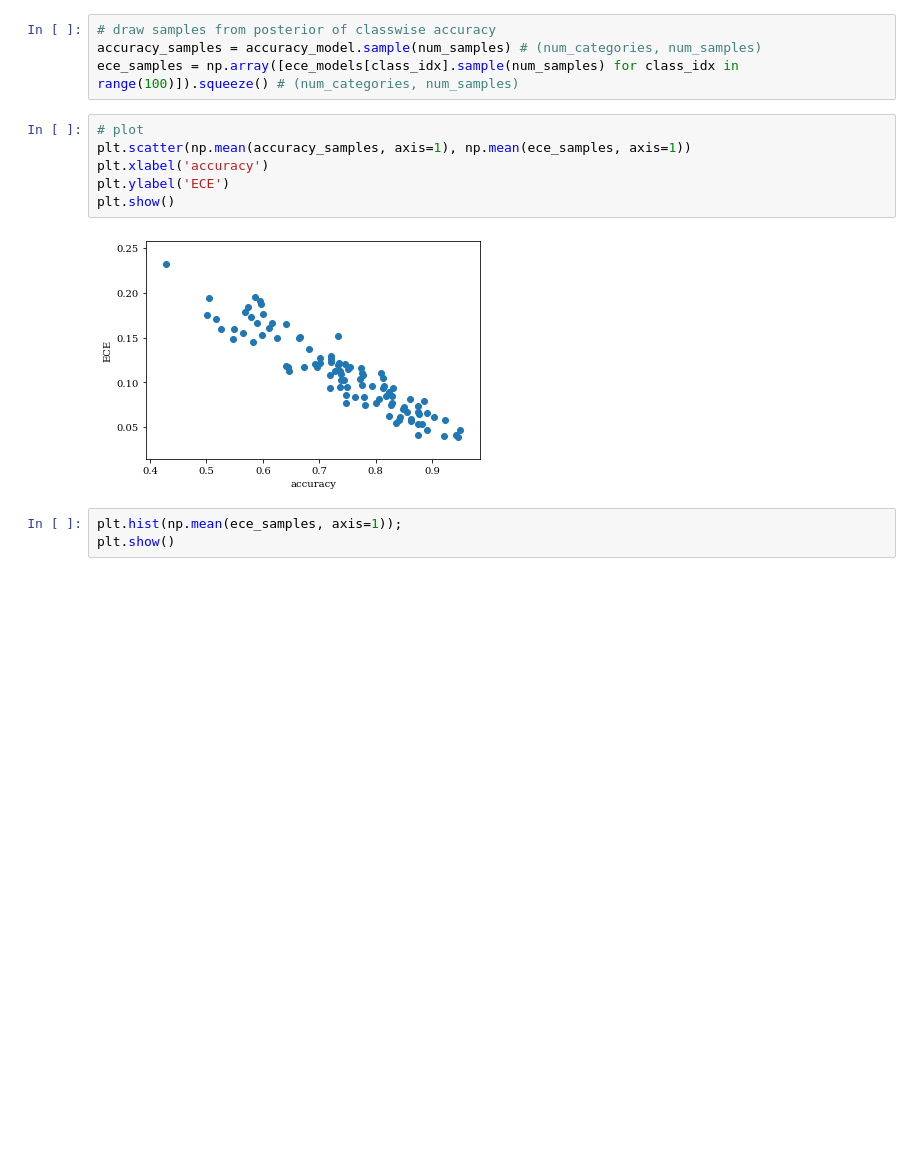
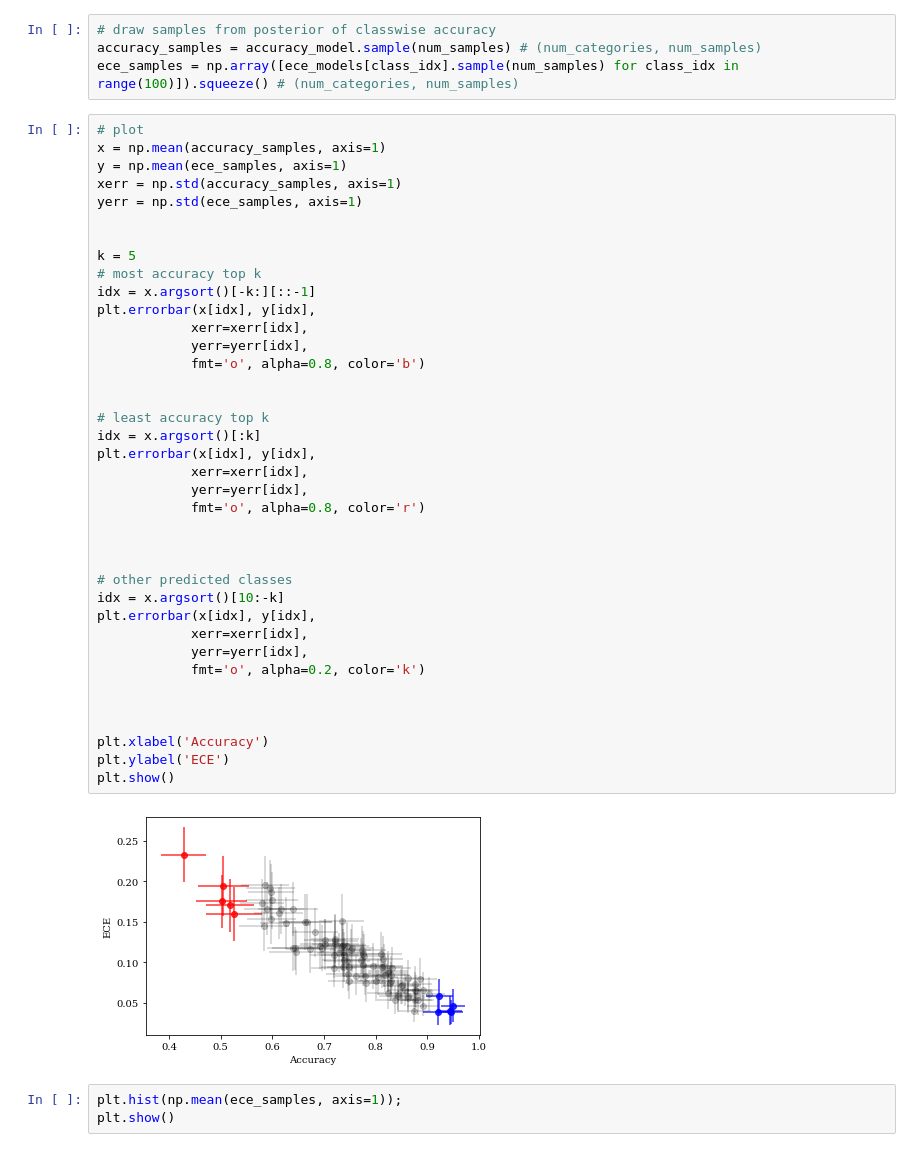
Before and after one commit to disiji/bayesian-blackbox, a Jupyter notebook: src/cifar100_icml_intro_scatter_plot.ipynb, the cells around one changed output. Saved outputs shown, nothing was run; the diff lists cells and outputs as text; blank space fills up the shorter version.

Commit message:
scatter plot accuracy v.s. ece with error bars in cifar100

```diff
--- a/src/cifar100_icml_intro_scatter_plot.ipynb
+++ b/src/cifar100_icml_intro_scatter_plot.ipynb
@@ -39,14 +47,46 @@ for class_idx in range(100):
 # draw samples from posterior of classwise accuracy
 accuracy_samples = accuracy_model.sample(num_samples) # (num_categories, num_samples)
 ece_samples = np.array([ece_models[class_idx].sample(num_samples) for class_idx in range(100)]).squeeze() # (num_categories, num_samples)
-# %%
-# plot
-plt.scatter(np.mean(accuracy_samples, axis=1), np.mean(ece_samples, axis=1))
-plt.xlabel('accuracy')
-plt.ylabel('ECE')
-plt.show()
-# %% [output]
-[figure, removed]
+# %%
+# plot
+x = np.mean(accuracy_samples, axis=1)
+y = np.mean(ece_samples, axis=1)
+xerr = np.std(accuracy_samples, axis=1)
+yerr = np.std(ece_samples, axis=1)
+
+
+k = 5
+# most accuracy top k
+idx = x.argsort()[-k:][::-1]
+plt.errorbar(x[idx], y[idx],
+            xerr=xerr[idx],
+            yerr=yerr[idx],
+            fmt='o', alpha=0.8, color='b')
+
+
+# least accuracy top k
+idx = x.argsort()[:k]
+plt.errorbar(x[idx], y[idx],
+            xerr=xerr[idx],
+            yerr=yerr[idx],
+            fmt='o', alpha=0.8, color='r')
+
+
+
+# other predicted classes
+idx = x.argsort()[10:-k]
+plt.errorbar(x[idx], y[idx],
+            xerr=xerr[idx],
+            yerr=yerr[idx],
+            fmt='o', alpha=0.2, color='k')
+
+
+
+plt.xlabel('Accuracy')
+plt.ylabel('ECE')
+plt.show()
+# %% [output]
+[figure, added]
 # %%
 plt.hist(np.mean(ece_samples, axis=1));
 plt.show()
```
Also changed, not shown: parts of 2 cells of this notebook, 1 other file.
